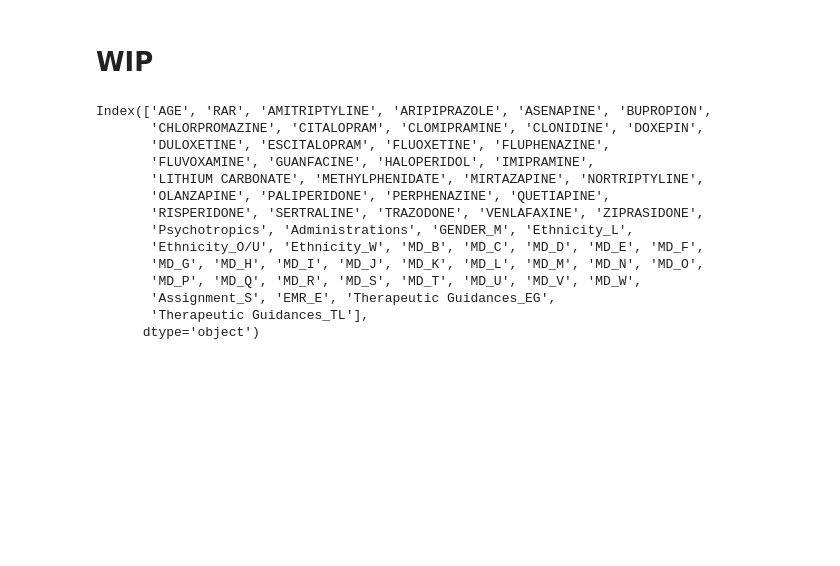
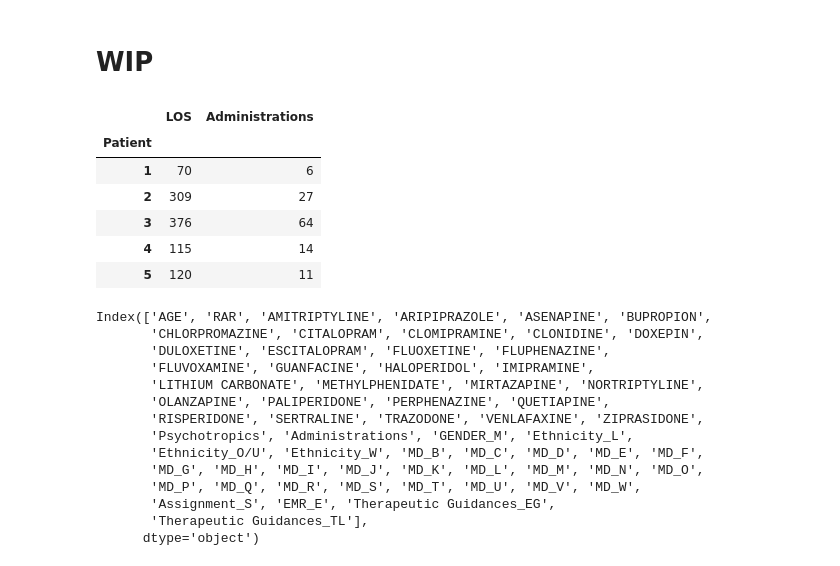
Before and after one commit to olsonperrensen/MLcomposer, a Jupyter notebook: Feature engineering.ipynb, the cells around one changed output. Cells and saved outputs as stored; diff of their text form; code cells hidden in the pictures; blank space fills up the shorter version.

```diff
--- a/Feature engineering.ipynb
+++ b/Feature engineering.ipynb
@@ -396,6 +396,18 @@ IQR-Drop: Percentage of patients retained: 90.60%
 Now set has 1477 patients
 # %% [markdown]
 # WIP
+# %%
+# Given the analysis above, let's try to solve this problem the simplest way:
+simplest_df = df[['LOS','Administrations']]
+simplest_df.head()
+# %% [output]
+|  | LOS | Administrations |
+| Patient |  |  |
+| 1 | 70 | 6 |
+| 2 | 309 | 27 |
+| 3 | 376 | 64 |
+| 4 | 115 | 14 |
+| 5 | 120 | 11 |
 # %%
 # Let's get our hands dirty
 clf = ElasticNetCV(random_state=SEED)
```
